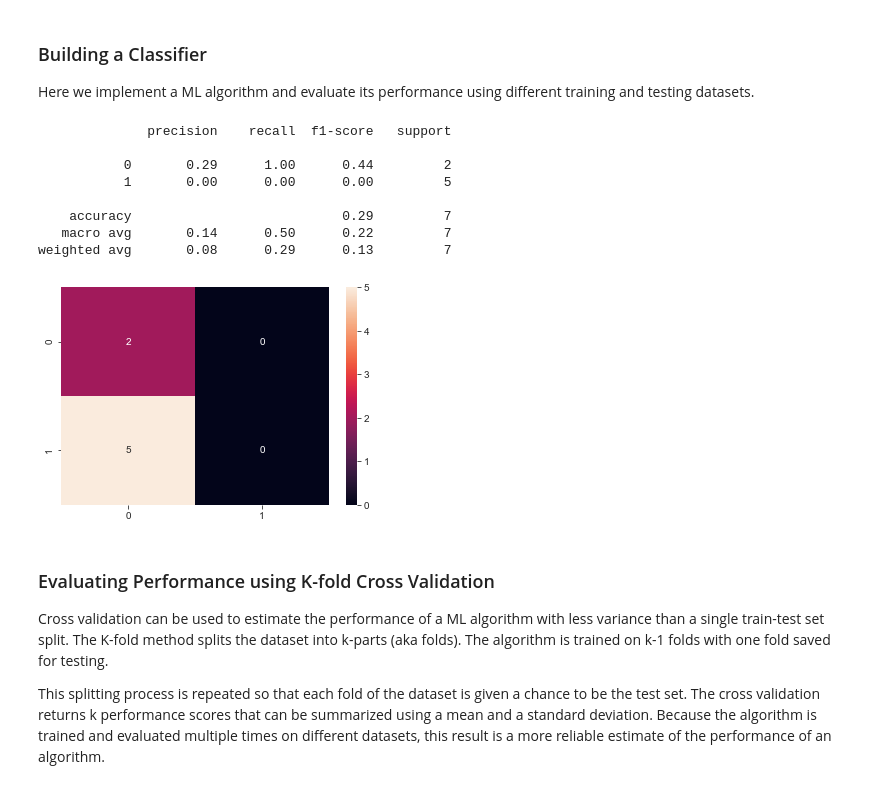
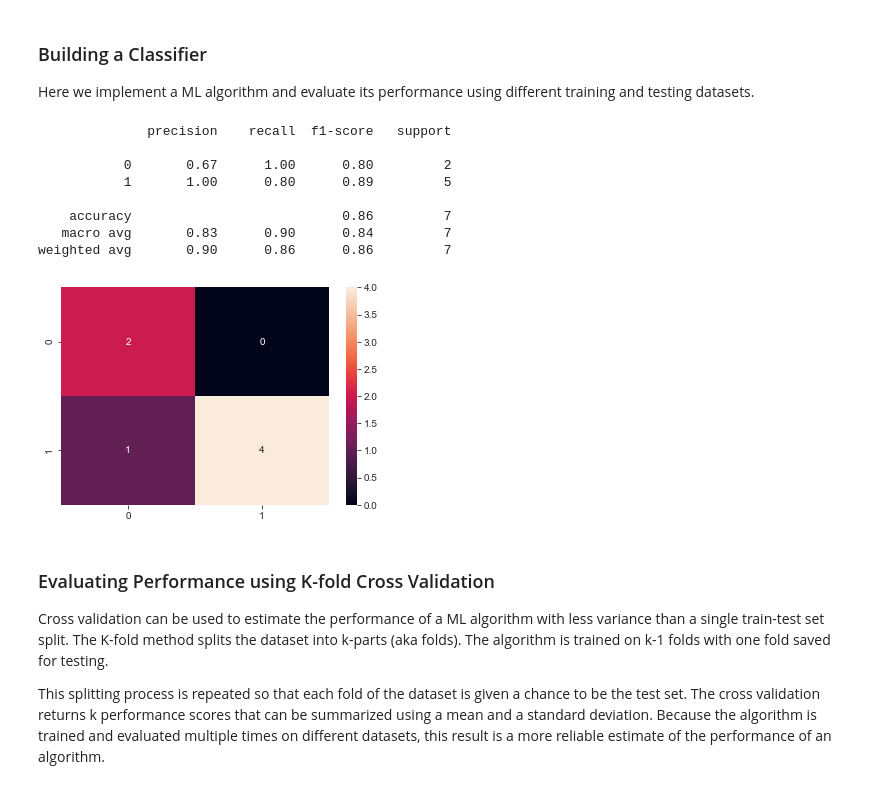
Before and after one commit to mohankrishna12/audio-feature-extraction, a Jupyter notebook: audio-ml-extraction.ipynb, the cells around one changed output. Drawn from its saved outputs; the diff is of its cells as text; code cells hidden in the pictures.

Commit message:
extracted valid essentia features

```diff
--- a/audio-ml-extraction.ipynb
+++ b/audio-ml-extraction.ipynb
@@ -79,0 +74,20 @@ ValueError: Length of values does not match length of index
+# %%
+all_audio = []
+
+print('\nReading ELECTRONIC directory ...')
+for electronic_file in electronic_files:
+    audio_features = extract_essentia_features(electronic_file, 0)
+    all_audio.append(audio_features)
+    print('\tCompleted feature extraction for', electronic_file)
+
+print('\nReading ORGANIC directory ...')
+for organic_file in organic_files:
+    audio_features = extract_essentia_features(organic_file, 1)
+    all_audio.append(audio_features)
+    print('\tCompleted feature extraction for', organic_file)
+
+print('\nPutting it altogether ...')
+df_audio = pd.concat(all_audio)
+# df_audio.set_index(audio['id'], inplace = True)
+df_audio.to_csv('essentia_features.csv', index = True)
+print('\nDONE.')
@@ -104,7 +139,7 @@ def create_mfccs_df(mfccs):
 
     return mfccs_df
 # %%
-def create_spectral_df(cent, contrast, rolloff):
+def create_spectral_df(cent, contrast, rolloff, flatness):
 
     # spectral centroids values
     cent_mean = np.mean(cent)
@@ -120,8 +155,14 @@ def create_spectral_df(cent, contrast, rolloff):
     rolloff_std = np.std(rolloff)
     rolloff_skew = scipy.stats.skew(rolloff, axis = 1)[0]
 
+    # spectral flatness values
+    flat_mean = np.mean(flatness)
+    flat_std = np.std(flatness)
+    flat_skew = scipy.stats.skew(flatness, axis = 1)[0]
+
     spectral_df = pd.DataFrame()
     collist = ['cent mean','cent std','cent skew',
+               'flat mean', 'flat std', 'flat skew',
                'rolloff mean', 'rolloff std', 'rolloff skew']
     for i in range(0,7):
         collist.append('contrast ' + str(i) + ' mean')
@@ -131,6 +172,7 @@ def create_spectral_df(cent, contrast, rolloff):
         spectral_df[c] = 0
     data = np.concatenate((
         [cent_mean, cent_std, cent_skew],
+        [flat_mean, flat_std, flat_skew],
         [rolloff_mean, rolloff_std, rolloff_skew],
         contrast_mean, contrast_std),
         axis = 0)
@@ -173,6 +215,8 @@ def extract_features(audio, target = 0): # if no classification given, assume el
 
     cent = librosa.feature.spectral_centroid(y=y, sr=sr)
 
+    flatness = librosa.feature.spectral_flatness(y=y)
+
     contrast = librosa.feature.spectral_contrast(y=y_harmonic,sr=sr)
 
     rolloff = librosa.feature.spectral_rolloff(y=y, sr=sr)
@@ -183,7 +227,7 @@ def extract_features(audio, target = 0): # if no classification given, assume el
 
     mfccs_df = create_mfccs_df(mfccs)
 
-    spectral_df = create_spectral_df(cent, contrast, rolloff)
+    spectral_df = create_spectral_df(cent, contrast, rolloff, flatness)
 
     zrate_df = create_zrate_df(zrate)
 
@@ -333,33 +397,35 @@ Here we implement a ML algorithm and evaluate its performance using different tr
 # %%
 from sklearn.model_selection import train_test_split
 from sklearn import svm
 from sklearn import metrics
+
+df_audio.fillna(df_audio.mean(), inplace=True) # replace NaN/infinite values
 
 X_train, X_test, y_train, y_test = train_test_split(
     df_audio.drop(['target', 'id'], axis=1),         # feature values per sample
     df_audio['target'],       # target labels per sample
     test_size=0.5,            # 50% test/ 50% training; proportion of the dataset to include in the test split
     random_state=109          # controls the shuffling applied to the data before applying split
 )
 
-classifier = svm.SVC(kernel='linear') # create a SVM classifier with a linear kernel
+classifier = svm.SVC(kernel='linear', probability=True) # create a SVM classifier with a linear kernel
 classifier.fit(X_train, y_train)      # train model using the training sets
 y_pred = classifier.predict(X_test)   # predict the response for test dataset
 
 confusion = metrics.confusion_matrix(y_test, y_pred)
 sns.heatmap(confusion, annot=True)
 
 print(metrics.classification_report(y_test, y_pred))
 # %% [output]
               precision    recall  f1-score   support
 
-           0       0.29      1.00      0.44         2
-           1       0.00      0.00      0.00         5
+           0       0.67      1.00      0.80         2
+           1       1.00      0.80      0.89         5
 
-    accuracy                           0.29         7
-   macro avg       0.14      0.50      0.22         7
-weighted avg       0.08      0.29      0.13         7
+    accuracy                           0.86         7
+   macro avg       0.83      0.90      0.84         7
+weighted avg       0.90      0.86      0.86         7
-[figure, old version]
+[figure, new version]
 # %% [markdown]
 ### Evaluating Performance using K-fold Cross Validation
 Cross validation can be used to estimate the performance of a ML algorithm with less variance than a single train-test set split. The K-fold method splits the dataset into k-parts (aka folds). The algorithm is trained on k-1 folds with one fold saved for testing.
```
Also changed, not shown: parts of 39 cells of this notebook, 2 other files.
